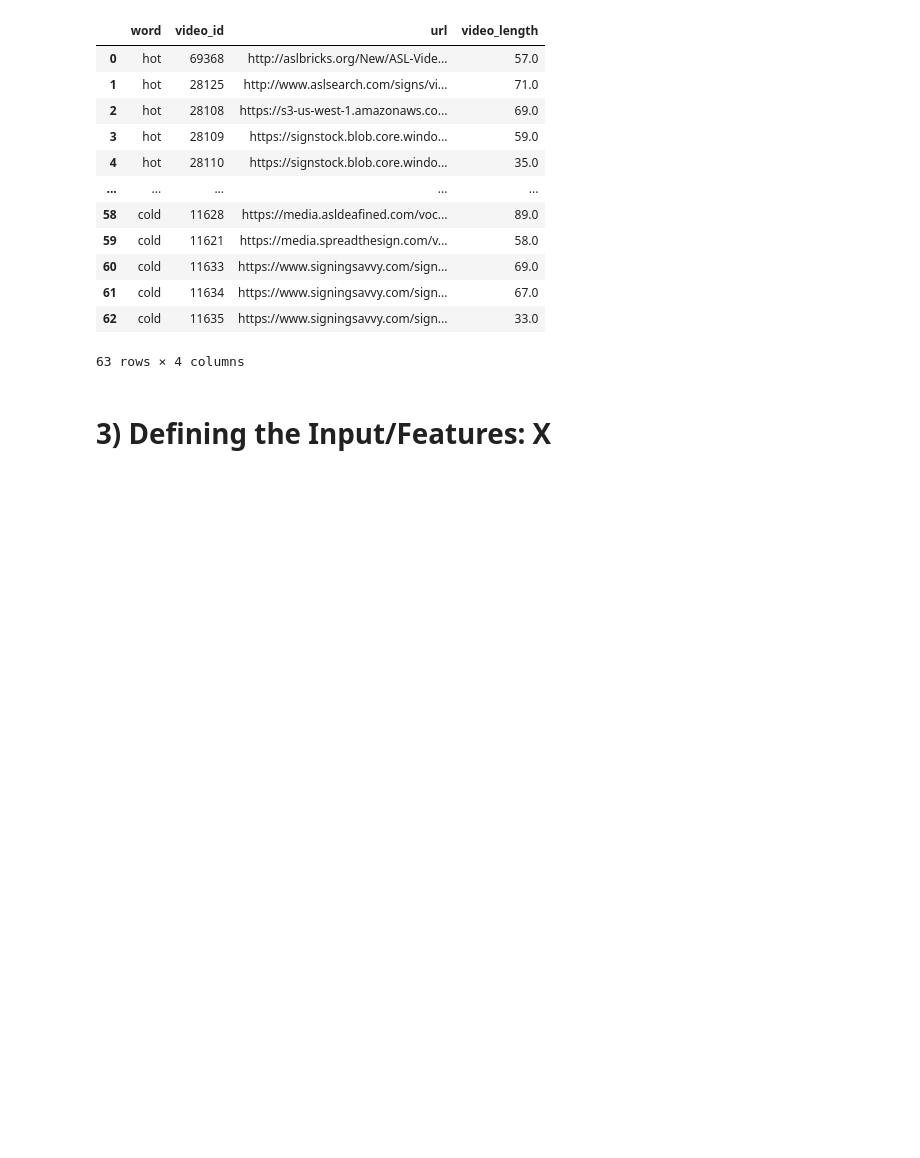
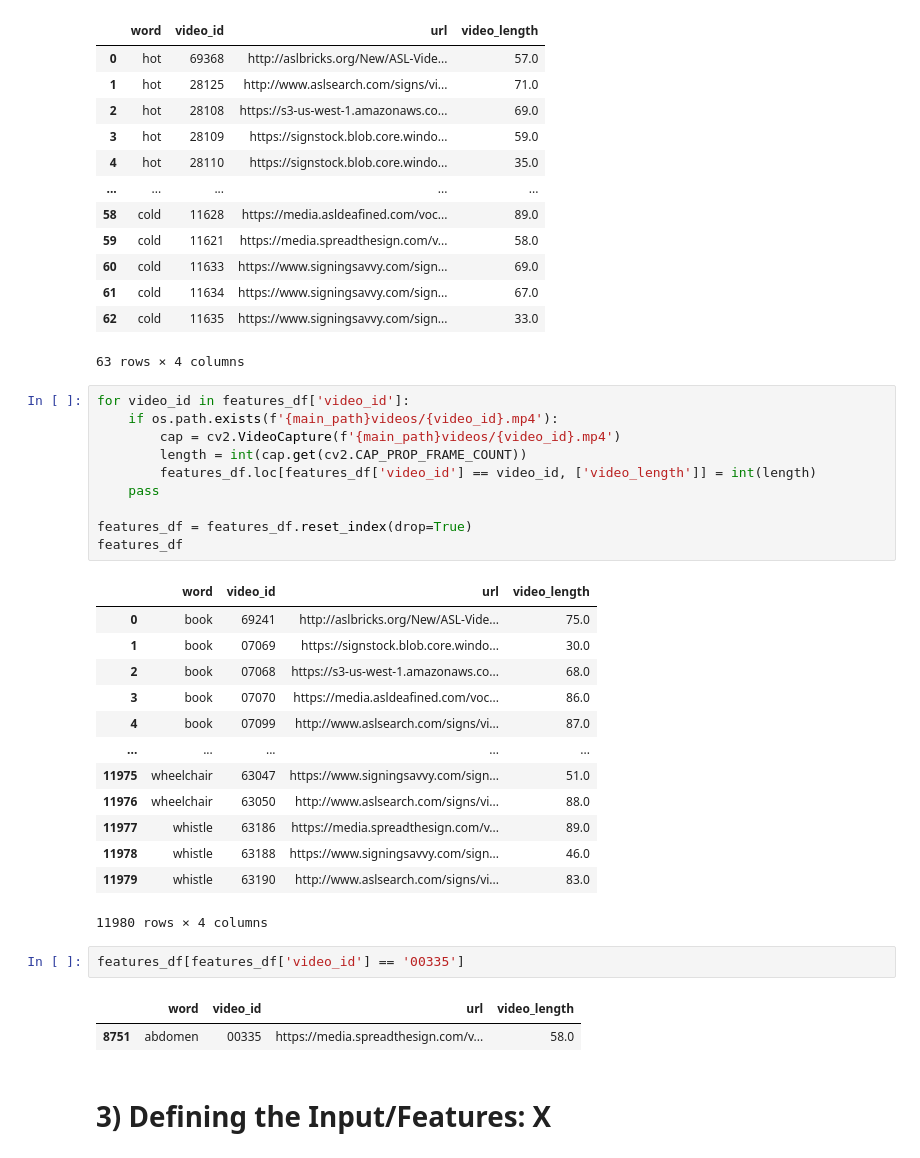
Before and after one commit to Kaaykun/SignFlow, a Jupyter notebook: backend/notebooks/data_preprocessing_Jaris.ipynb, the cells around one changed output. Drawn from its saved outputs; the diff is of its cells as text; blank space fills up the shorter version.

```diff
--- a/backend/notebooks/data_preprocessing_Jaris.ipynb
+++ b/backend/notebooks/data_preprocessing_Jaris.ipynb
@@ -167,6 +193,35 @@ selected_df
 | 61 | cold | 11634 | https://www.signingsavvy.com/sign... | 67.0 |
 | 62 | cold | 11635 | https://www.signingsavvy.com/sign... | 33.0 |
 63 rows × 4 columns
+# %%
+for video_id in features_df['video_id']:
+    if os.path.exists(f'{main_path}videos/{video_id}.mp4'):
+        cap = cv2.VideoCapture(f'{main_path}videos/{video_id}.mp4')
+        length = int(cap.get(cv2.CAP_PROP_FRAME_COUNT))
+        features_df.loc[features_df['video_id'] == video_id, ['video_length']] = int(length)
+    pass
+
+features_df = features_df.reset_index(drop=True)
+features_df
+# %% [output]
+|  | word | video_id | url | video_length |
+| 0 | book | 69241 | http://aslbricks.org/New/ASL-Vide... | 75.0 |
+| 1 | book | 07069 | https://signstock.blob.core.windo... | 30.0 |
+| 2 | book | 07068 | https://s3-us-west-1.amazonaws.co... | 68.0 |
+| 3 | book | 07070 | https://media.asldeafined.com/voc... | 86.0 |
+| 4 | book | 07099 | http://www.aslsearch.com/signs/vi... | 87.0 |
+| ... | ... | ... | ... | ... |
+| 11975 | wheelchair | 63047 | https://www.signingsavvy.com/sign... | 51.0 |
+| 11976 | wheelchair | 63050 | http://www.aslsearch.com/signs/vi... | 88.0 |
+| 11977 | whistle | 63186 | https://media.spreadthesign.com/v... | 89.0 |
+| 11978 | whistle | 63188 | https://www.signingsavvy.com/sign... | 46.0 |
+| 11979 | whistle | 63190 | http://www.aslsearch.com/signs/vi... | 83.0 |
+11980 rows × 4 columns
+# %%
+features_df[features_df['video_id'] == '00335']
+# %% [output]
+|  | word | video_id | url | video_length |
+| 8751 | abdomen | 00335 | https://media.spreadthesign.com/v... | 58.0 |
 # %% [markdown]
 # 3) Defining the Input/Features: X #
 # %%
```
Also changed, not shown: parts of 4 cells of this notebook, 6 other files.
